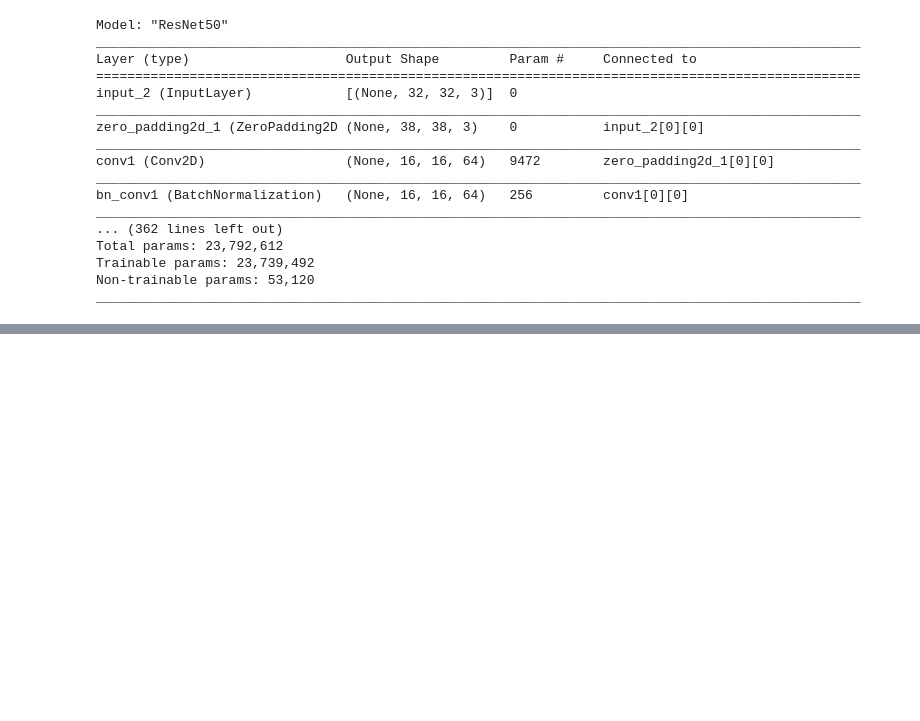
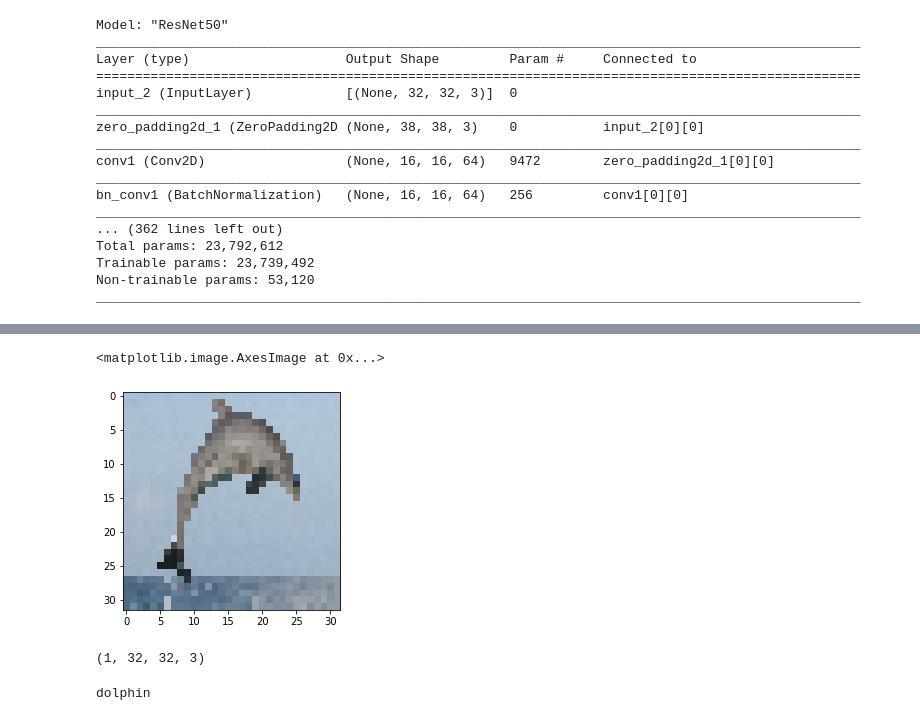
Before and after one commit to shubo7996/ResNet50_Implementation, a Jupyter notebook: ResnetImplementation.ipynb, the cells around one changed output, grey strips where cells are left out. Drawn from its saved outputs; the diff is of its cells as text; code cells hidden in the pictures; blank space fills up the shorter version.

```diff
--- a/ResnetImplementation.ipynb
+++ b/ResnetImplementation.ipynb
@@ -480,0 +487,18 @@ history= model.fit(X_train_shuffled, Y_train_shuffled, epochs = 20, batch_size =
+# %%
+from keras.preprocessing import image
+import matplotlib.pyplot as plt
+img='dolphin.jpg'
+load_img=image.load_img(img,target_size=(32,32))
+plt.imshow(load_img)
+# %% [output]
+<matplotlib.image.AxesImage at 0x...>
+[figure, added]
+# %%
+import numpy as np
+
+img_arr=image.img_to_array(load_img)
+x = np.expand_dims(load_img, axis=0)
+x=x/255
+x.shape
+# %% [output]
+(1, 32, 32, 3)
@@ -480,0 +525,5 @@ history= model.fit(X_train_shuffled, Y_train_shuffled, epochs = 20, batch_size =
+# %%
+answer = np.argmax(prediction[0])
+print(classes[answer])
+# %% [output]
+dolphin
```
Also changed, not shown: parts of 5 cells of this notebook, 2 other files.
